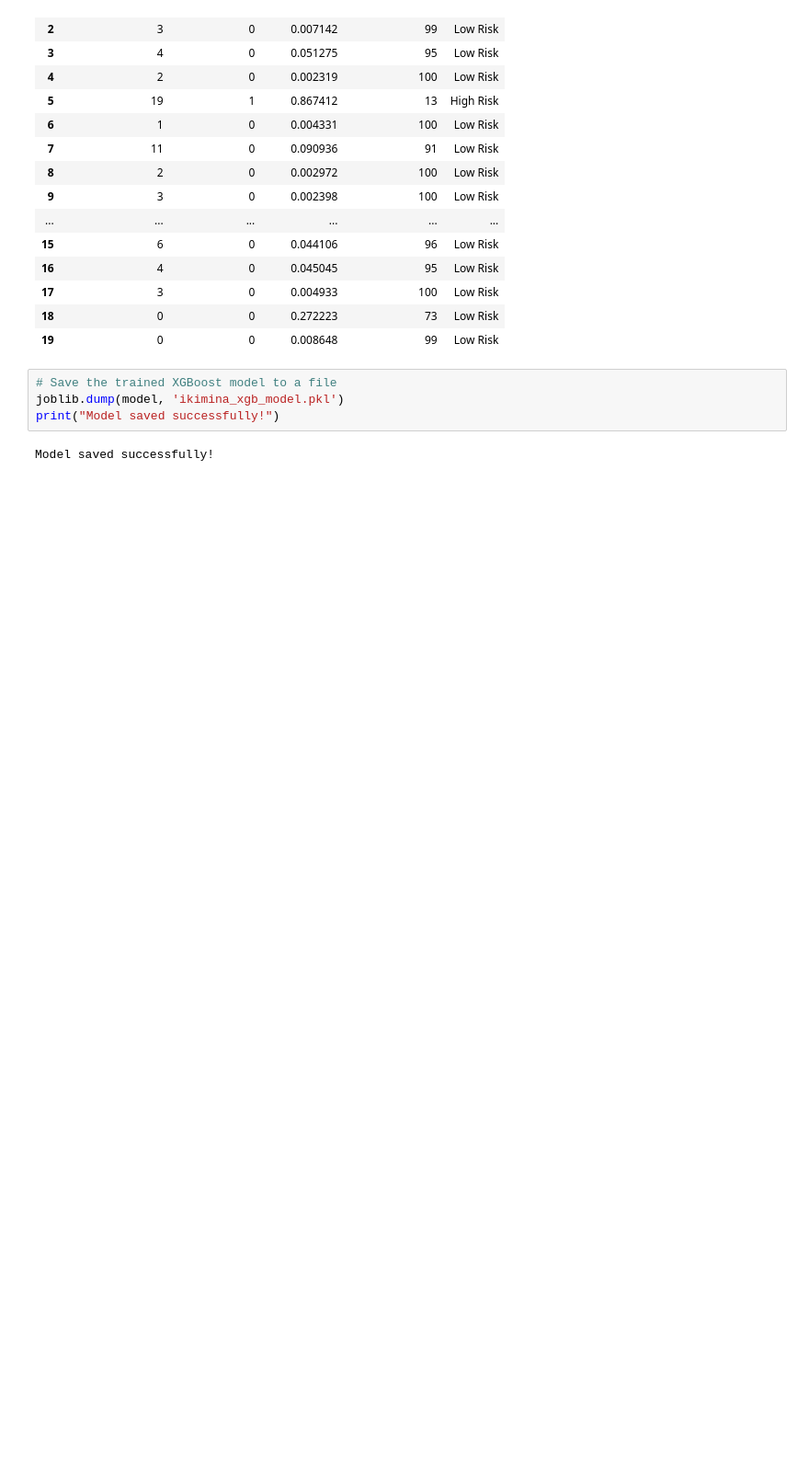
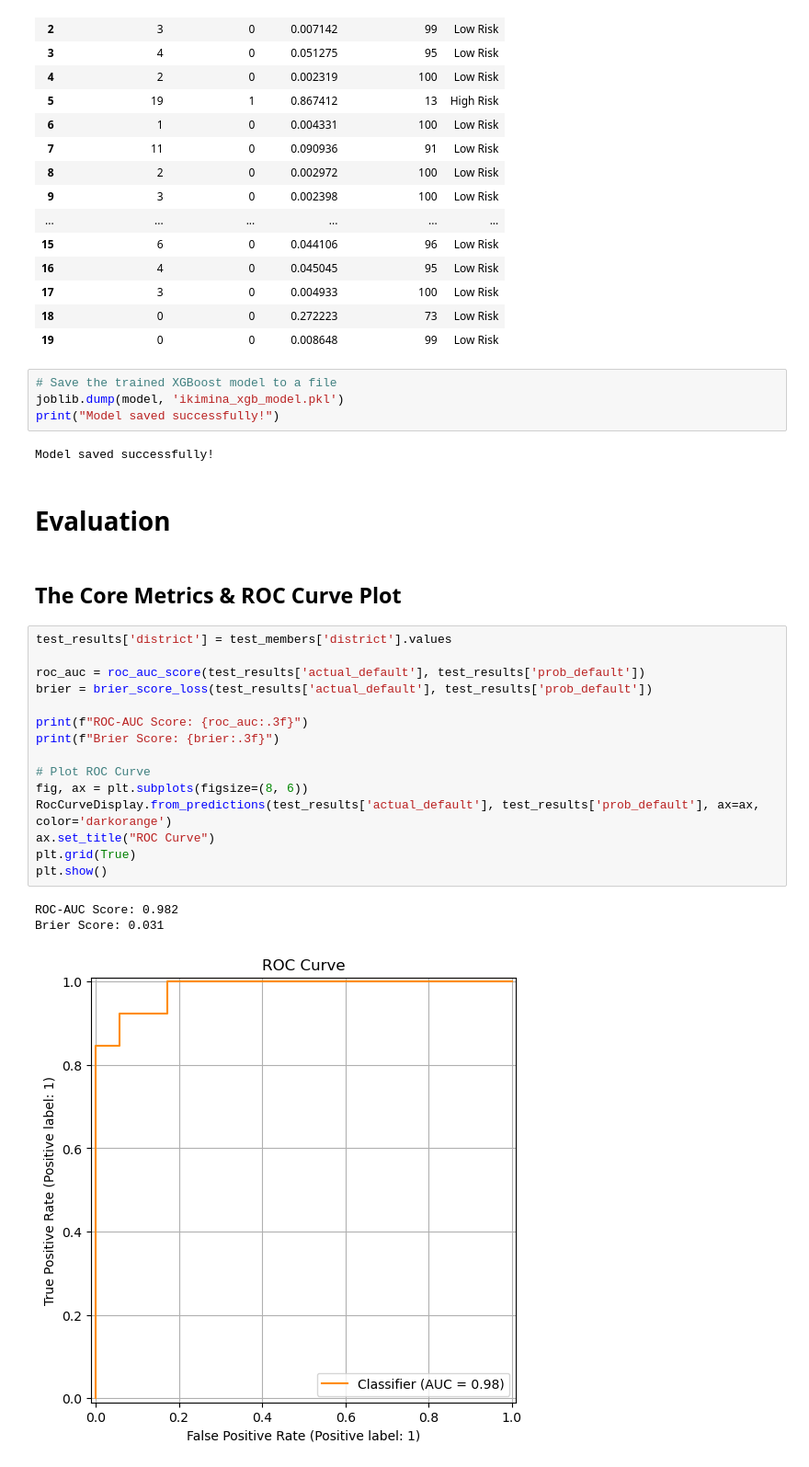
Before and after one commit to itsazzaosman/KTT-HACK, a Jupyter notebook: train.ipynb, the cells around one changed output. Shown at 92% size. Cells and saved outputs as stored; diff of their text form; blank space fills up the shorter version.

Commit message:
Readme fille and modifications on the train and the scorer.py

```diff
--- a/train.ipynb
+++ b/train.ipynb
@@ -198,3 +203,26 @@ joblib.dump(model, 'ikimina_xgb_model.pkl')
 print("Model saved successfully!")
 # %% [output]
 Model saved successfully!
+# %% [markdown]
+# Evaluation
+# %% [markdown]
+## The Core Metrics & ROC Curve Plot
+# %%
+test_results['district'] = test_members['district'].values
+
+roc_auc = roc_auc_score(test_results['actual_default'], test_results['prob_default'])
+brier = brier_score_loss(test_results['actual_default'], test_results['prob_default'])
+
+print(f"ROC-AUC Score: {roc_auc:.3f}")
+print(f"Brier Score: {brier:.3f}")
+
+# Plot ROC Curve
+fig, ax = plt.subplots(figsize=(8, 6))
+RocCurveDisplay.from_predictions(test_results['actual_default'], test_results['prob_default'], ax=ax, color='darkorange')
+ax.set_title("ROC Curve")
+plt.grid(True)
+plt.show()
+# %% [output]
+ROC-AUC Score: 0.982
+Brier Score: 0.031
+[figure, added]
```
Also changed, not shown: parts of 9 cells of this notebook, 2 other files.
